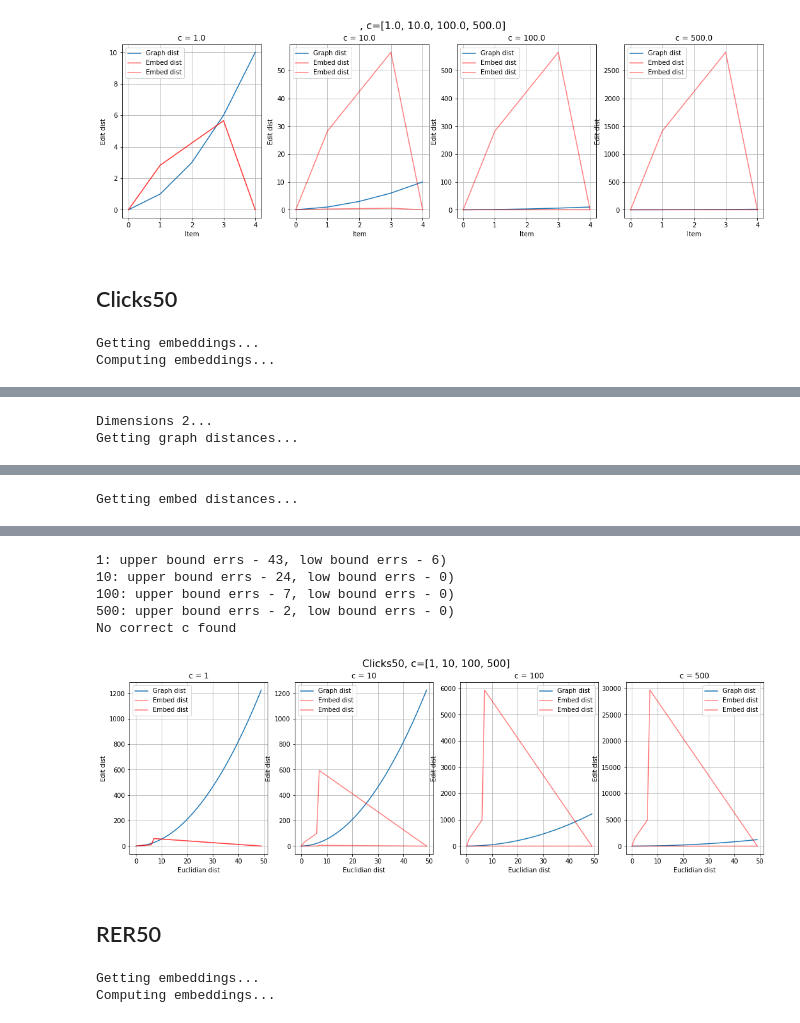
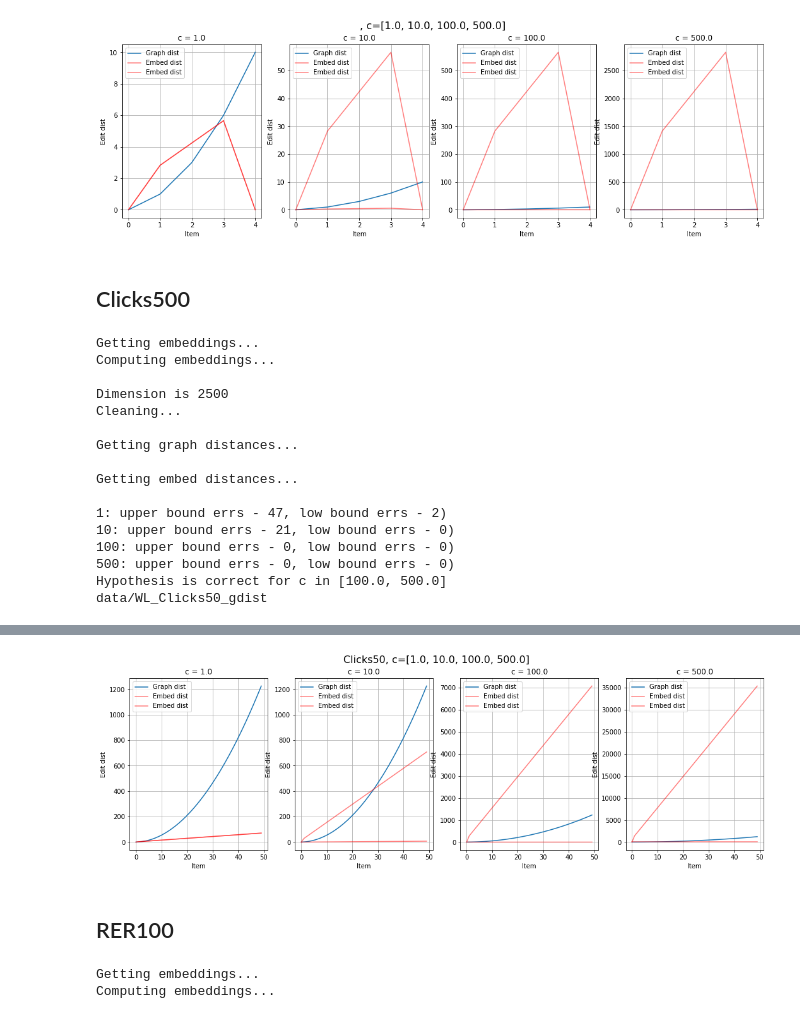
Before and after one commit to ponyfat/GraphsEmbedsDistances, a Jupyter notebook: Embeddings:Graphs distances computation.ipynb, the cells around one changed output, grey strips where cells are left out. Drawn from its saved outputs; the diff is of its cells as text; code cells hidden in the pictures.

```diff
--- a/Embeddings:Graphs distances computation.ipynb
+++ b/Embeddings:Graphs distances computation.ipynb
@@ -298,15 +298,30 @@ Getting embed distances...
 No correct c found
 [figure]
 # %% [markdown]
-## Clicks50
+## Clicks500
 # %%
-ClicksData = generateClicks(d=50)
+ClicksData = generateClicks(d=500)
 # %%
-graph_distances_50, embed_distances_50 = WLEmbedsEndToEnd(ClicksData,
-                                                          fastEdgeDistance,
-                                                          scipy.spatial.distance.euclidean,
-                                                          iterations = 10,
-                                                          title='Clicks50')
+graph_dists, embed_dists = WLEmbedsEndToEnd(ClicksData,
+                                            fastEdgeDistance,
+                                            scipy.spatial.distance.euclidean,
+                                            iterations = 10,
+                                            title='Clicks500')
+save_results(graph_dists, embed_dists, 'WL', 'Clicks500', 'data')
 # %% [output]
 Getting embeddings...
 Computing embeddings...
+
+Dimension is 2500
+Cleaning...
+
+Getting graph distances...
+
+Getting embed distances...
+
+1: upper bound errs - 47, low bound errs - 2)
+10: upper bound errs - 21, low bound errs - 0)
+100: upper bound errs - 0, low bound errs - 0)
+500: upper bound errs - 0, low bound errs - 0)
+Hypothesis is correct for c in [100.0, 500.0]
+data/WL_Clicks50_gdist
@@ -314,2 +327,0 @@ Computing embeddings...
-Dimensions 2...
-Getting graph distances...
@@ -317 +327,0 @@ Getting graph distances...
-Getting embed distances...
@@ -319,6 +328 @@ Getting embed distances...
-1: upper bound errs - 43, low bound errs - 6)
-10: upper bound errs - 24, low bound errs - 0)
-100: upper bound errs - 7, low bound errs - 0)
-500: upper bound errs - 2, low bound errs - 0)
-No correct c found
-[figure, old version]
+[figure, new version]
@@ -328,3 +329,3 @@ np.save('clicks50_wl_edist', embed_distances_50)
 # %% [markdown]
-## RER50
+## RER100
 # %%
```
Also changed, not shown: parts of 7 cells of this notebook, 5 other files.
